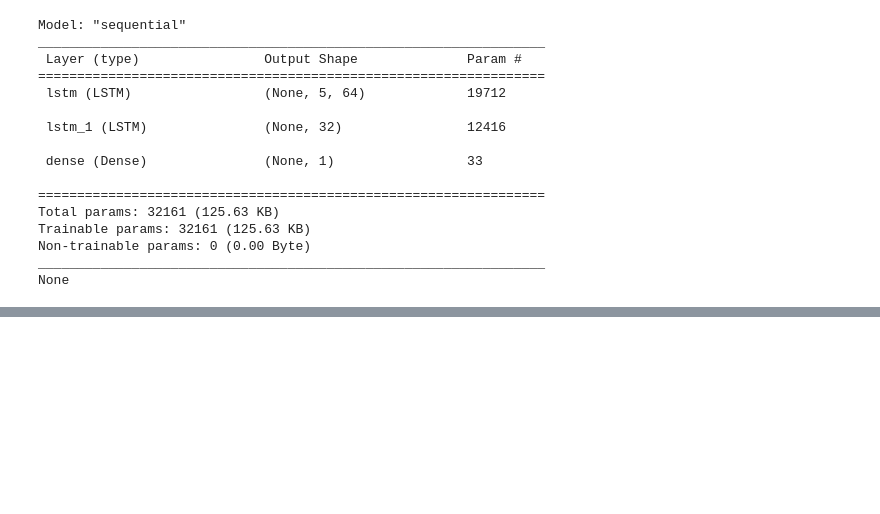
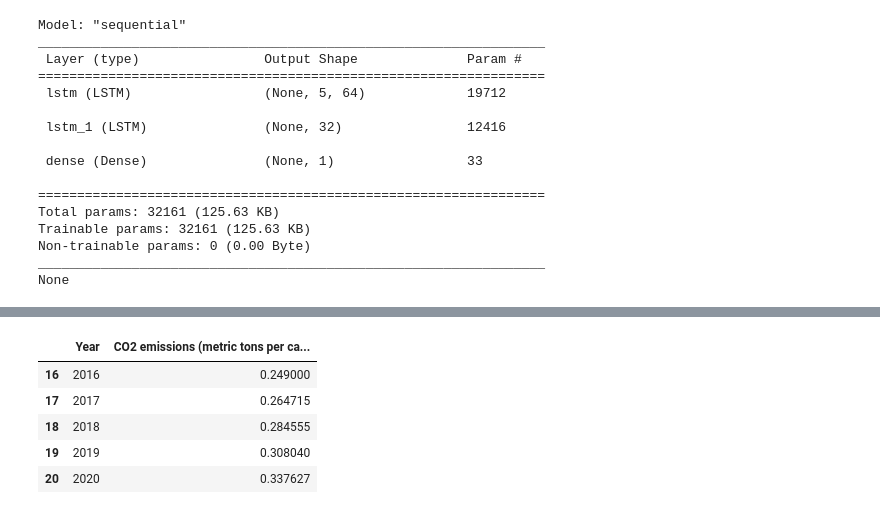
Before and after one commit to RifatMuhtasim/Deep_Learning, a Jupyter notebook: LSTM/LSTM_Multivariate_Time_Series_Forecasting.ipynb, the cells around one changed output, grey strips where cells are left out. Cells and saved outputs as stored; diff of their text form; code cells hidden in the pictures; blank space fills up the shorter version.

```diff
--- a/LSTM/LSTM_Multivariate_Time_Series_Forecasting.ipynb
+++ b/LSTM/LSTM_Multivariate_Time_Series_Forecasting.ipynb
@@ -237,0 +241,10 @@ co2_df
+# %%
+train_dataset_for_evaluate = co2_df[(co2_df['Year'] > 2015) & (co2_df['Year'] <= 2020)]
+train_dataset_for_evaluate
+# %% [output]
+|  | Year | CO2 emissions (metric tons per ca... |
+| 16 | 2016 | 0.249000 |
+| 17 | 2017 | 0.264715 |
+| 18 | 2018 | 0.284555 |
+| 19 | 2019 | 0.308040 |
+| 20 | 2020 | 0.337627 |
```
Also changed, not shown: parts of 8 cells of this notebook.
